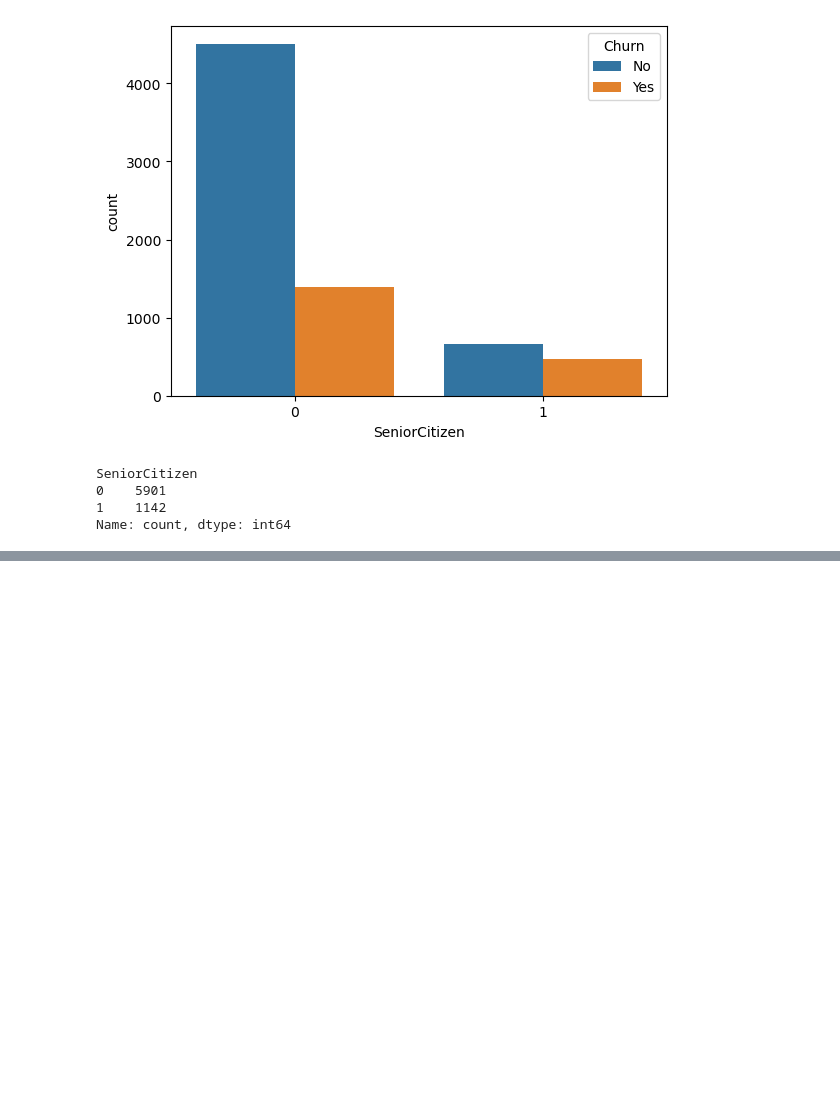
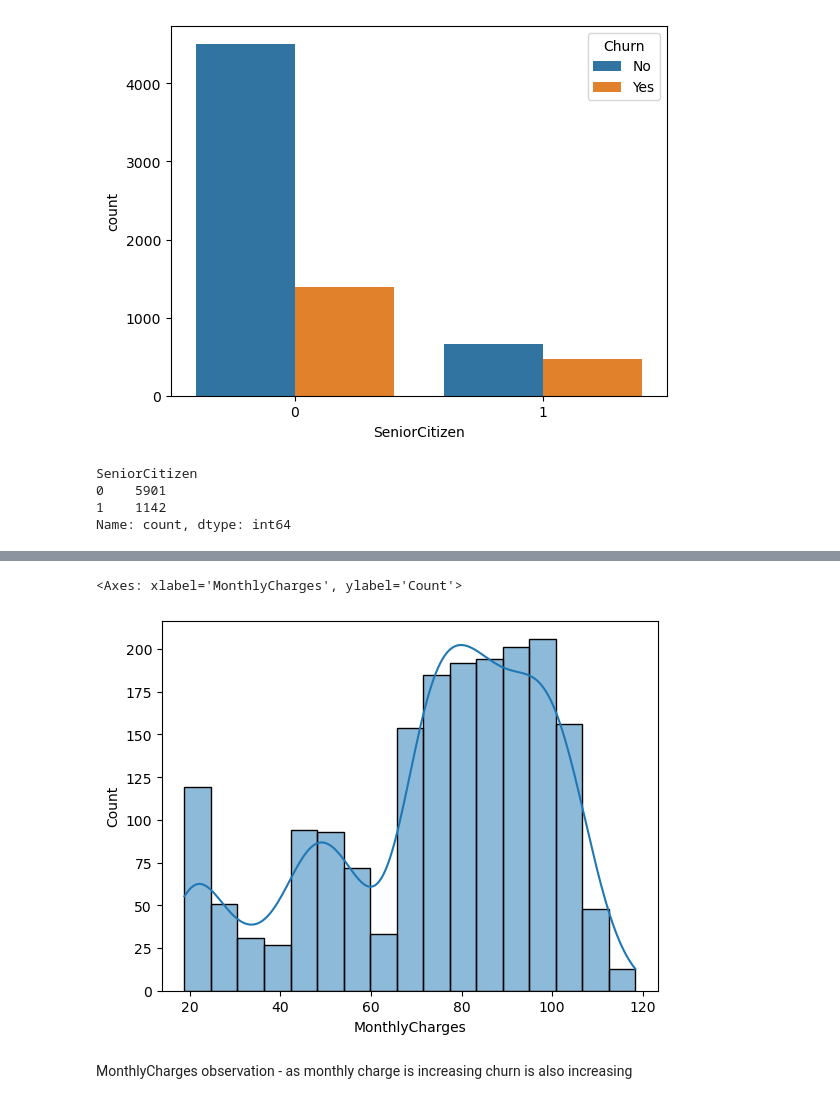
Before and after one commit to bhatt098/Customer-Churn-Prediction-XAI, a Jupyter notebook: Untitled.ipynb, the cells around one changed output, grey strips where cells are left out. Drawn from its saved outputs; the diff is of its cells as text; code cells hidden in the pictures; blank space fills up the shorter version.

```diff
--- a/Untitled.ipynb
+++ b/Untitled.ipynb
@@ -155,0 +172,8 @@ dtype: int64
+# %%
+sns.histplot(x=df[df['Churn']=='Yes']['MonthlyCharges'],kde=True)
+# %% [output]
+<Axes: xlabel='MonthlyCharges', ylabel='Count'>
+[figure, added]
+# %% [markdown]
+MonthlyCharges
+observation - as monthly charge is increasing churn is also increasing
```
Also changed, not shown: parts of 13 cells of this notebook, 3 other files.
